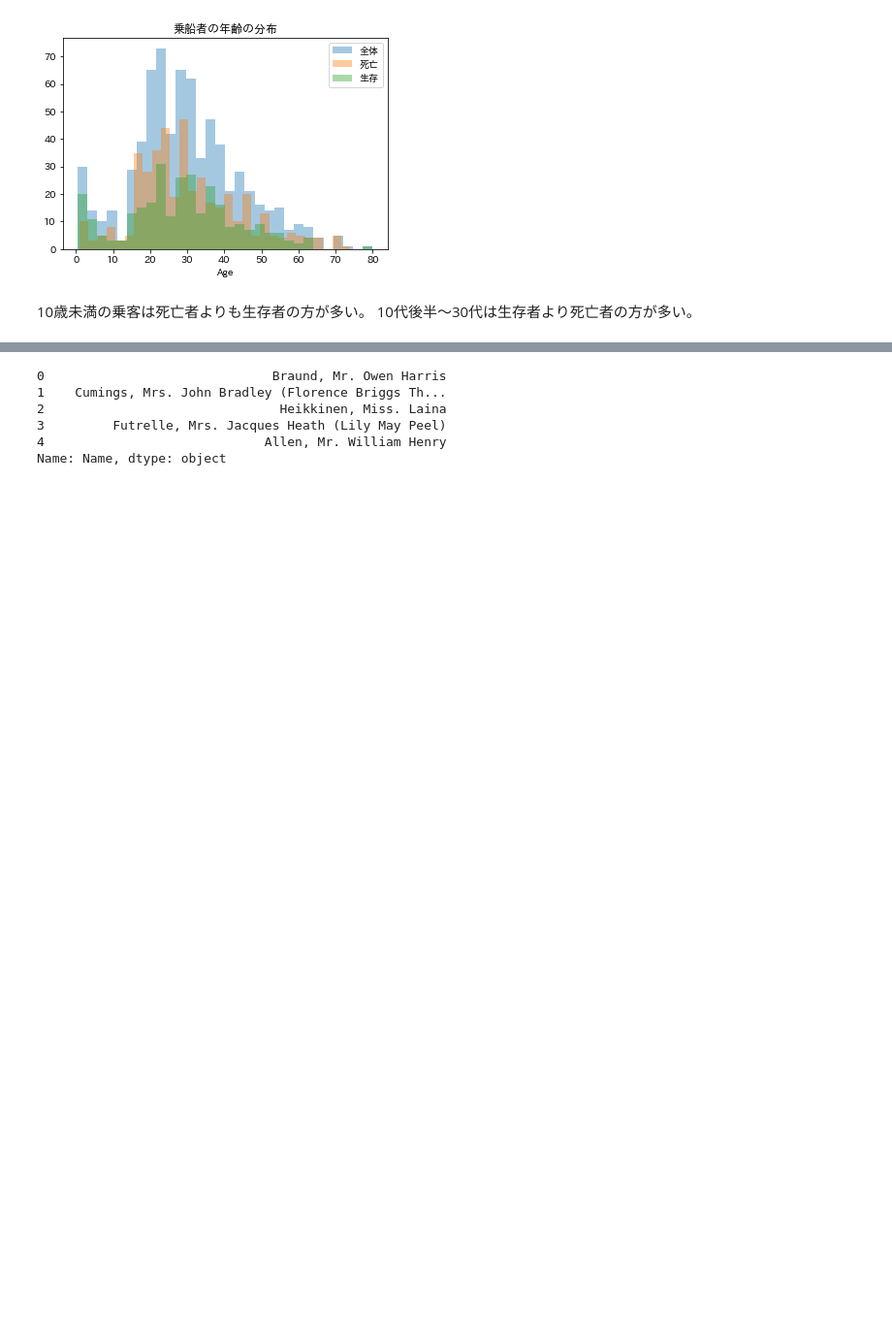
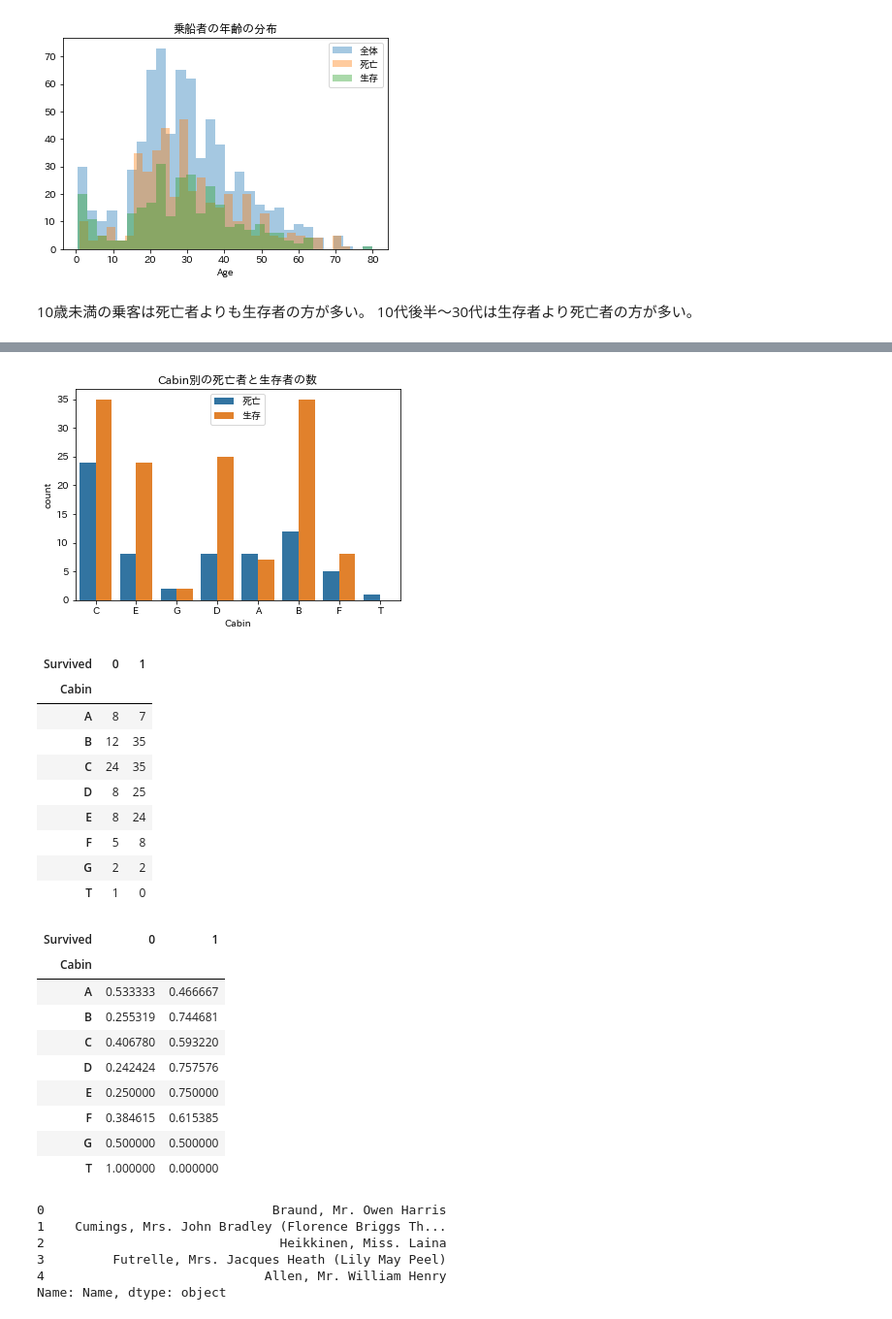
Before and after one commit to juri-saito/kaggle, a Jupyter notebook: titanic_saito.ipynb, the cells around one changed output, grey strips where cells are left out. Shown: that part at 97% size. Drawn from its saved outputs; the diff is of its cells as text; code cells hidden in the pictures; blank space fills up the shorter version.

```diff
--- a/titanic_saito.ipynb
+++ b/titanic_saito.ipynb
@@ -260,3 +305,37 @@ plt.show()
+# %%
+#Cabin別の生存者数の可視化
+sns.countplot(x=train.Cabin.str.extract('(^[A-Za-z])',expand=False),hue='Survived',data=train)
+plt.title('Cabin別の死亡者と生存者の数')
+plt.legend(['死亡','生存'])
+plt.show()
+
+#CabinとSurvivedをクロス集計
+display(pd.crosstab(train.Cabin.str.extract('(^[A-Za-z])',expand=False),train['Survived']))
+
+#クロス集計しCabinごとに正規化
+display(pd.crosstab(train.Cabin.str.extract('(^[A-Za-z])',expand=False),train['Survived'],normalize='index'))
+# %% [output]
+[figure, added]
+| Survived | 0 | 1 |
+| Cabin |  |  |
+| A | 8 | 7 |
+| B | 12 | 35 |
+| C | 24 | 35 |
+| D | 8 | 25 |
+| E | 8 | 24 |
+| F | 5 | 8 |
+| G | 2 | 2 |
+| T | 1 | 0 |
+| Survived | 0 | 1 |
+| Cabin |  |  |
+| A | 0.533333 | 0.466667 |
+| B | 0.255319 | 0.744681 |
+| C | 0.406780 | 0.593220 |
+| D | 0.242424 | 0.757576 |
+| E | 0.250000 | 0.750000 |
+| F | 0.384615 | 0.615385 |
+| G | 0.500000 | 0.500000 |
+| T | 1.000000 | 0.000000 |
 # %%
 # 敬称について
 train['Name'][0:5]
```
Also changed, not shown: parts of 22 cells of this notebook, 2 other files.
